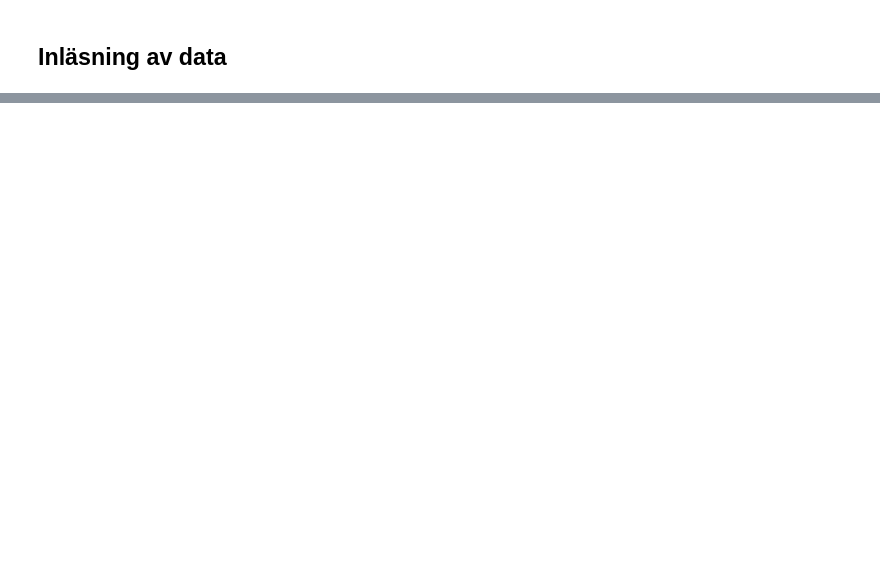
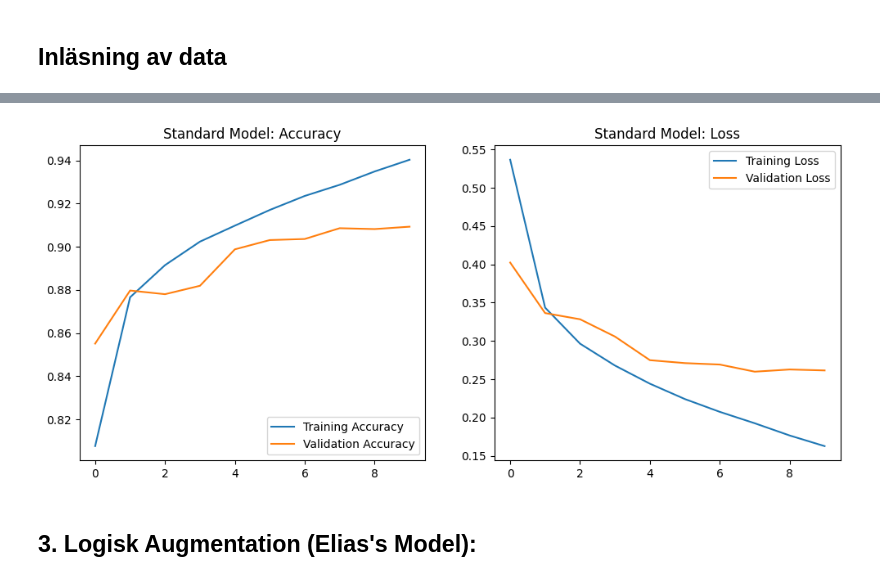
Before and after one commit to eliasstalfreelancer/GruppArbete_Grupp_5_Deep_Learning, a Jupyter notebook: report.ipynb, the cells around one changed output, grey strips where cells are left out. Saved outputs shown, nothing was run; the diff lists cells and outputs as text; code cells hidden in the pictures; blank space fills up the shorter version.

```diff
--- a/report.ipynb
+++ b/report.ipynb
@@ -394,0 +91,65 @@ model 1
+# %%
+train_dir = "data/fashion_mnist_images/train"
+test_dir = "data/fashion_mnist_images/test"
+
+IMG_SIZE = (28, 28)
+BATCH_SIZE = 128
+
+train_data = keras.utils.image_dataset_from_directory(
+    train_dir,
+    color_mode="grayscale",
+    image_size=IMG_SIZE,
+    batch_size=BATCH_SIZE
+)
+
+test_data = keras.utils.image_dataset_from_directory(
+    test_dir,
+    color_mode="grayscale",
+    image_size=IMG_SIZE,
+    batch_size=BATCH_SIZE
+)
+
+class_names = train_data.class_names
+normalization_layer = layers.Rescaling(1./255)
+
+model_1 = keras.Sequential([
+    layers.Input(shape=(28,28,1)),
+    normalization_layer,
+    layers.Conv2D(32, (3,3), activation='relu'),
+    layers.MaxPooling2D(),
+    layers.Conv2D(64, (3,3), activation='relu'),
+    layers.MaxPooling2D(),
+    layers.Flatten(),
+    layers.Dense(128, activation='relu'),
+    layers.Dense(len(class_names), activation='softmax')
+])
+
+model_1.compile(
+    optimizer='adam',
+    loss='sparse_categorical_crossentropy',
+    metrics=['accuracy']
+)
+
+history_1 = model_1.fit(train_data, validation_data=test_data, epochs=10)
+
+# Plotta resultaten
+acc = history_1.history['accuracy']
+val_acc = history_1.history['val_accuracy']
+loss = history_1.history['loss']
+val_loss = history_1.history['val_loss']
+epochs_range = range(len(acc))
+
+plt.figure(figsize=(12,5))
+plt.subplot(1,2,1)
+plt.plot(epochs_range, acc, label='Training Accuracy')
+plt.plot(epochs_range, val_acc, label='Validation Accuracy')
+plt.legend(loc='lower right')
+plt.title('Standard Model: Accuracy')
+
+plt.subplot(1,2,2)
+plt.plot(epochs_range, loss, label='Training Loss')
+plt.plot(epochs_range, val_loss, label='Validation Loss')
+plt.legend(loc='upper right')
+plt.title('Standard Model: Loss')
+plt.show()
+# %% [output]
@@ -394,0 +173,3 @@ model 1
+[figure, added]
+# %% [markdown]
+## 3. Logisk Augmentation (Elias's Model):
```
Also changed, not shown: parts of 33 cells of this notebook.
